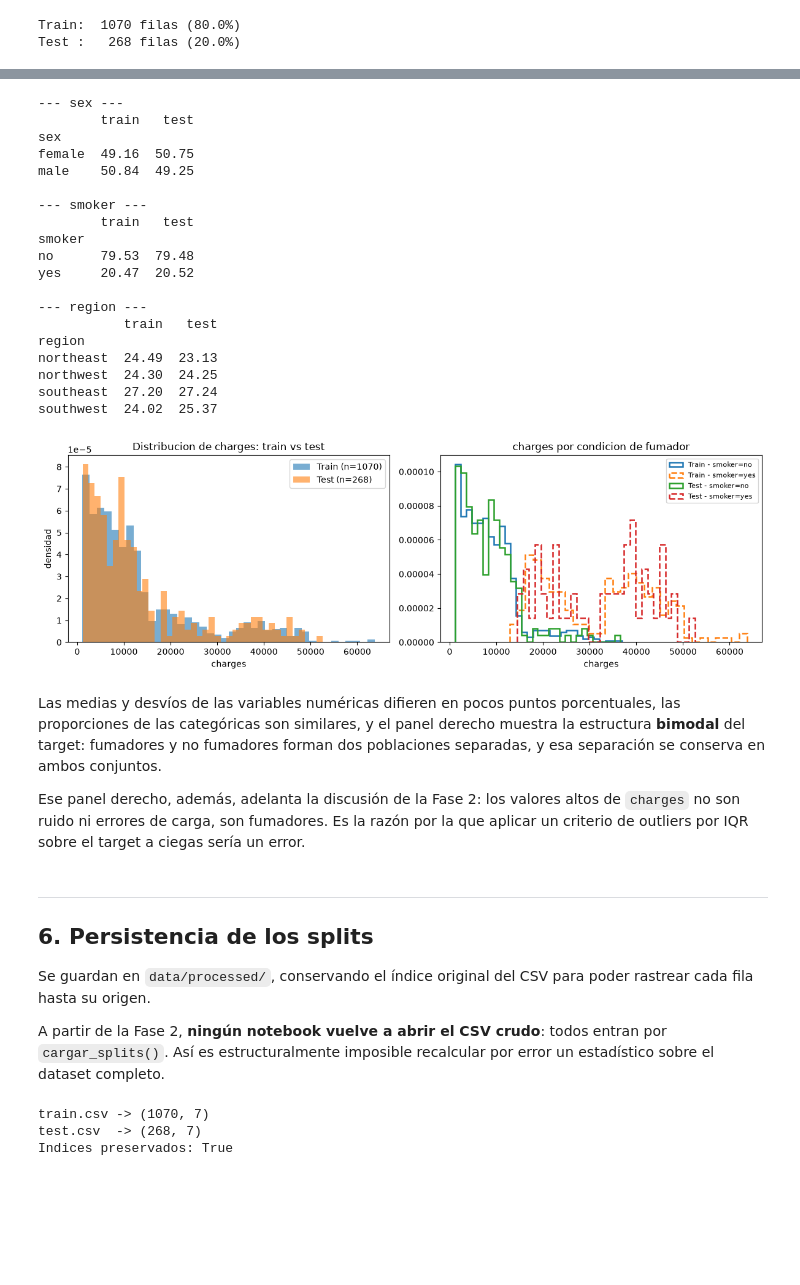
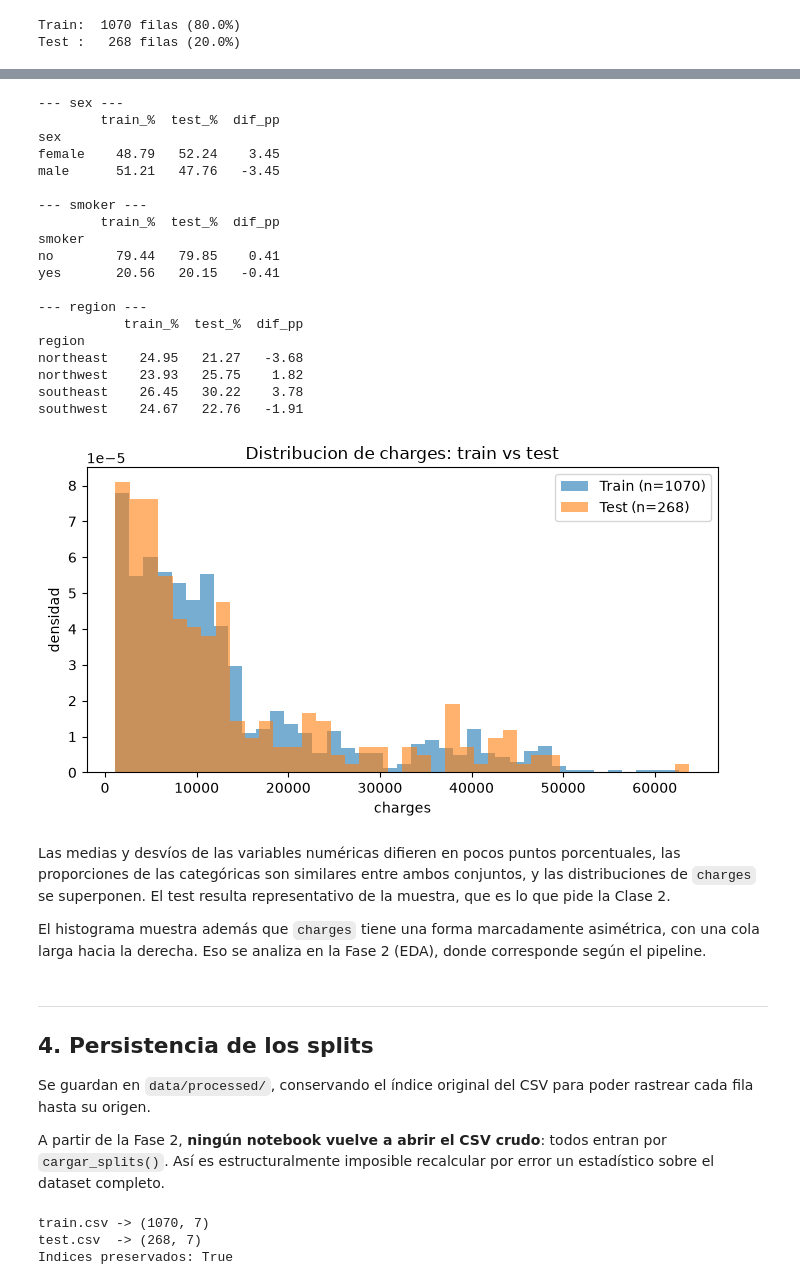
Before and after one commit to Diego050904/TP1-regresion-insurance, a Jupyter notebook: notebooks/01_carga_y_split.ipynb, the cells around one changed output, grey strips where cells are left out. Saved outputs shown, nothing was run; the diff lists cells and outputs as text; code cells hidden in the pictures; blank space fills up the shorter version.

Commit message:
Simplificación del split a muestreo aleatorio simple según Clase 3

```diff
--- a/notebooks/01_carga_y_split.ipynb
+++ b/notebooks/01_carga_y_split.ipynb
@@ -570,70 +317,62 @@ cat_cols = ["sex", "smoker", "region"]
 
 for col in cat_cols:
     prop = pd.DataFrame({
-        "train": train[col].value_counts(normalize=True),
-        "test": test[col].value_counts(normalize=True),
+        "train_%": 100 * train[col].value_counts(normalize=True),
+        "test_%": 100 * test[col].value_counts(normalize=True),
     })
+    prop["dif_pp"] = prop["test_%"] - prop["train_%"]
     print(f"--- {col} ---")
-    print((100 * prop).round(2).to_string())
+    print(prop.round(2).to_string())
     print()
 # %% [output]
 --- sex ---
-        train   test
+        train_%  test_%  dif_pp
 sex
-female  49.16  50.75
-male    50.84  49.25
+female    48.79   52.24    3.45
+male      51.21   47.76   -3.45
 
 --- smoker ---
-        train   test
+        train_%  test_%  dif_pp
 smoker
-no      79.53  79.48
-yes     20.47  20.52
+no        79.44   79.85    0.41
+yes       20.56   20.15   -0.41
 
 --- region ---
-           train   test
+           train_%  test_%  dif_pp
 region
-northeast  24.49  23.13
-northwest  24.30  24.25
-southeast  27.20  27.24
-southwest  24.02  25.37
+northeast    24.95   21.27   -3.68
+northwest    23.93   25.75    1.82
+southeast    26.45   30.22    3.78
+southwest    24.67   22.76   -1.91
 # %%
-fig, axes = plt.subplots(1, 2, figsize=(12, 4))
+fig, ax = plt.subplots(figsize=(7, 4))
 
-axes[0].hist(train[TARGET], bins=40, density=True, alpha=0.6, label=f"Train (n={len(train)})")
-axes[0].hist(test[TARGET], bins=40, density=True, alpha=0.6, label=f"Test (n={len(test)})")
-axes[0].set_title("Distribucion de charges: train vs test")
-axes[0].set_xlabel("charges")
-axes[0].set_ylabel("densidad")
-axes[0].legend()
-
-for i, (nombre, conjunto) in enumerate([("Train", train), ("Test", test)]):
-    for fuma, estilo in [("no", "-"), ("yes", "--")]:
-        sub = conjunto.loc[conjunto[COLUMNA_ESTRATIFICACION] == fuma, TARGET]
-        axes[1].hist(sub, bins=30, density=True, histtype="step", linestyle=estilo,
-                     linewidth=1.8, label=f"{nombre} - smoker={fuma}")
-axes[1].set_title("charges por condicion de fumador")
-axes[1].set_xlabel("charges")
-axes[1].legend(fontsize=8)
+ax.hist(train[TARGET], bins=40, density=True, alpha=0.6, label=f"Train (n={len(train)})")
+ax.hist(test[TARGET], bins=40, density=True, alpha=0.6, label=f"Test (n={len(test)})")
+ax.set_title("Distribucion de charges: train vs test")
+ax.set_xlabel("charges")
+ax.set_ylabel("densidad")
+ax.legend()
 
 plt.tight_layout()
 FIGURES_DIR.mkdir(parents=True, exist_ok=True)
 plt.savefig(FIGURES_DIR / "01_distribucion_charges_train_test.png", dpi=150, bbox_inches="tight")
 plt.show()
 # %% [output]
-[figure, old version]
+[figure, new version]
-# %% [markdown]
-Las medias y desvíos de las variables numéricas difieren en pocos puntos porcentuales,
-las proporciones de las categóricas son similares, y el panel derecho muestra la
-estructura **bimodal** del target: fumadores y no fumadores forman dos poblaciones
-separadas, y esa separación se conserva en ambos conjuntos.
-
-Ese panel derecho, además, adelanta la discusión de la Fase 2: los valores altos de
-`charges` no son ruido ni errores de carga, son fumadores. Es la razón por la que aplicar
-un criterio de outliers por IQR sobre el target a ciegas sería un error.
+# %% [markdown]
+Las medias y desvíos de las variables numéricas difieren en pocos puntos porcentuales,
+las proporciones de las categóricas son similares entre ambos conjuntos, y las
+distribuciones de `charges` se superponen. El test resulta representativo de la muestra,
+que es lo que pide la Clase 2.
+
+El histograma muestra además que `charges` tiene una forma marcadamente asimétrica, con
+una cola larga hacia la derecha. Eso se analiza en la Fase 2 (EDA), donde corresponde
+según el pipeline.
 # %% [markdown]
 ---
 
-## 6. Persistencia de los splits
+## 4. Persistencia de los splits
 
 Se guardan en `data/processed/`, conservando el índice original del CSV para poder
 rastrear cada fila hasta su origen.
```
Also changed, not shown: parts of 36 cells of this notebook, 2 other files.
